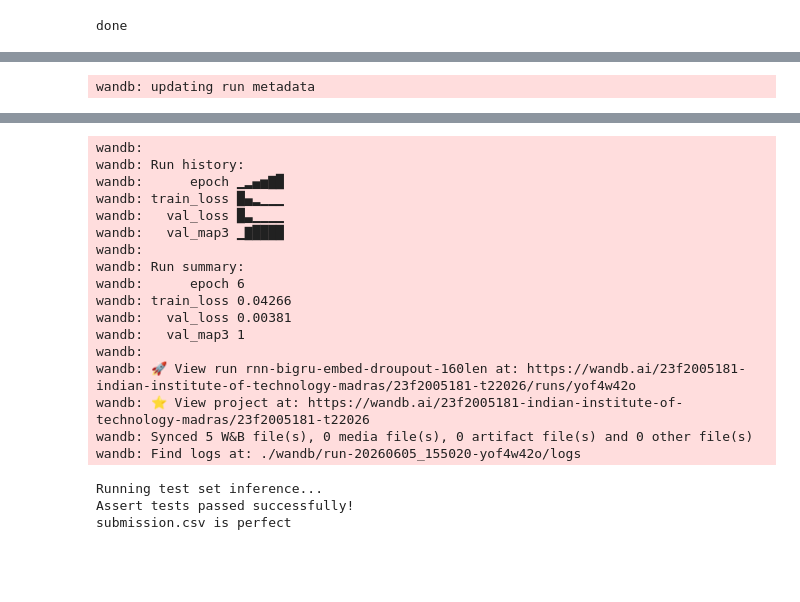
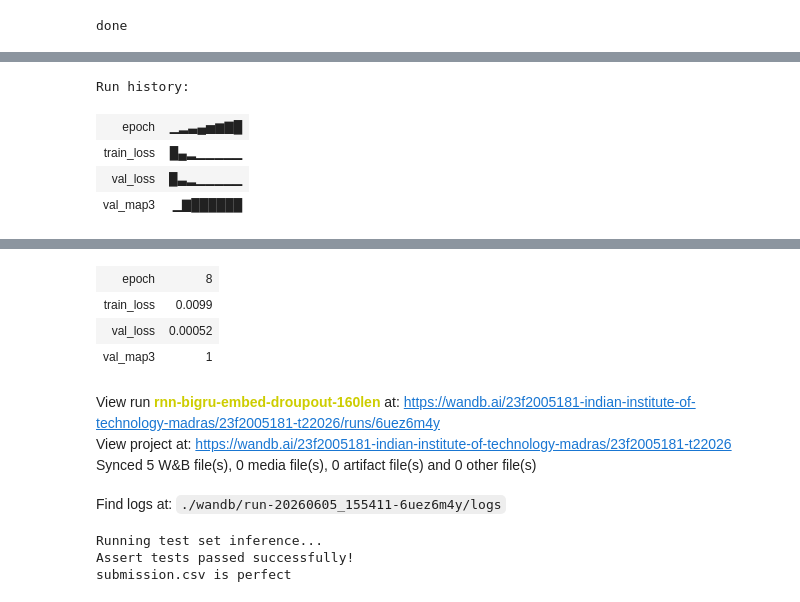
Before and after one commit to 23f2005181/DL-23f2005181-notebook-t22026, a Jupyter notebook: kaggle_notebook.ipynb, the cells around one changed output, grey strips where cells are left out. Drawn from its saved outputs; the diff is of its cells as text; code cells hidden in the pictures; blank space fills up the shorter version.

```diff
--- a/kaggle_notebook.ipynb
+++ b/kaggle_notebook.ipynb
@@ -583,10 +581,10 @@ wandb: 🚀 View run at https://wandb.ai/23f2005181-indian-institute-of-technolo
 # %%
 model = BiGRUMCQModel(len(vocab.word2idx)).to(device)
 criterion = nn.CrossEntropyLoss()
-optimizer = optim.AdamW(model.parameters(), lr=2e-3, weight_decay=1e-4)
+optimizer = optim.AdamW(model.parameters(), lr=1e-3, weight_decay=1e-4)
 
 idx_to_letter = {0: 'A', 1: 'B', 2: 'C', 3: 'D', 4: 'E'}
-epochs = 6
+epochs = 8
 
 print("Starting deep learning sequence training...")
 for epoch in range(epochs):
@@ -649 +651,5 @@ Epoch 5/6 -> Train Loss: 0.0336 | Val Loss: 0.0067 | Val MAP@3: 1.0000
-wandb: updating run metadata
+Run history:
+| epoch | ▁▂▃▄▅▆▇█ |
+| train_loss | █▄▂▁▁▁▁▁ |
+| val_loss | █▃▂▁▁▁▁▁ |
+| val_map3 | ▁▇██████ |
@@ -651,20 +657,11 @@ Epoch 6/6 -> Train Loss: 0.0427 | Val Loss: 0.0038 | Val MAP@3: 1.0000
-wandb:
-wandb: Run history:
-wandb:      epoch ▁▂▄▅▇█
-wandb: train_loss █▄▂▁▁▁
-wandb:   val_loss █▃▁▁▁▁
-wandb:   val_map3 ▁▇████
-wandb:
-wandb: Run summary:
-wandb:      epoch 6
-wandb: train_loss 0.04266
-wandb:   val_loss 0.00381
-wandb:   val_map3 1
-wandb:
-wandb: 🚀 View run rnn-bigru-embed-droupout-160len at: https://wandb.ai/23f2005181-indian-institute-of-technology-madras/23f2005181-t22026/runs/yof4w42o
-wandb: ⭐️ View project at: https://wandb.ai/23f2005181-indian-institute-of-technology-madras/23f2005181-t22026
-wandb: Synced 5 W&B file(s), 0 media file(s), 0 artifact file(s) and 0 other file(s)
-wandb: Find logs at: ./wandb/run-20260605_155020-yof4w42o/logs
+| epoch | 8 |
+| train_loss | 0.0099 |
+| val_loss | 0.00052 |
+| val_map3 | 1 |
+View run rnn-bigru-embed-droupout-160len at: https://wandb.ai/23f2005181-indian-institute-of-technology-madras/23f2005181-t22026/runs/6uez6m4y
+View project at: https://wandb.ai/23f2005181-indian-institute-of-technology-madras/23f2005181-t22026
+Synced 5 W&B file(s), 0 media file(s), 0 artifact file(s) and 0 other file(s)
+Find logs at: ./wandb/run-20260605_155411-6uez6m4y/logs
 # %%
 model.eval()
 test_ids = []
```
Also changed, not shown: parts of 3 cells of this notebook.
